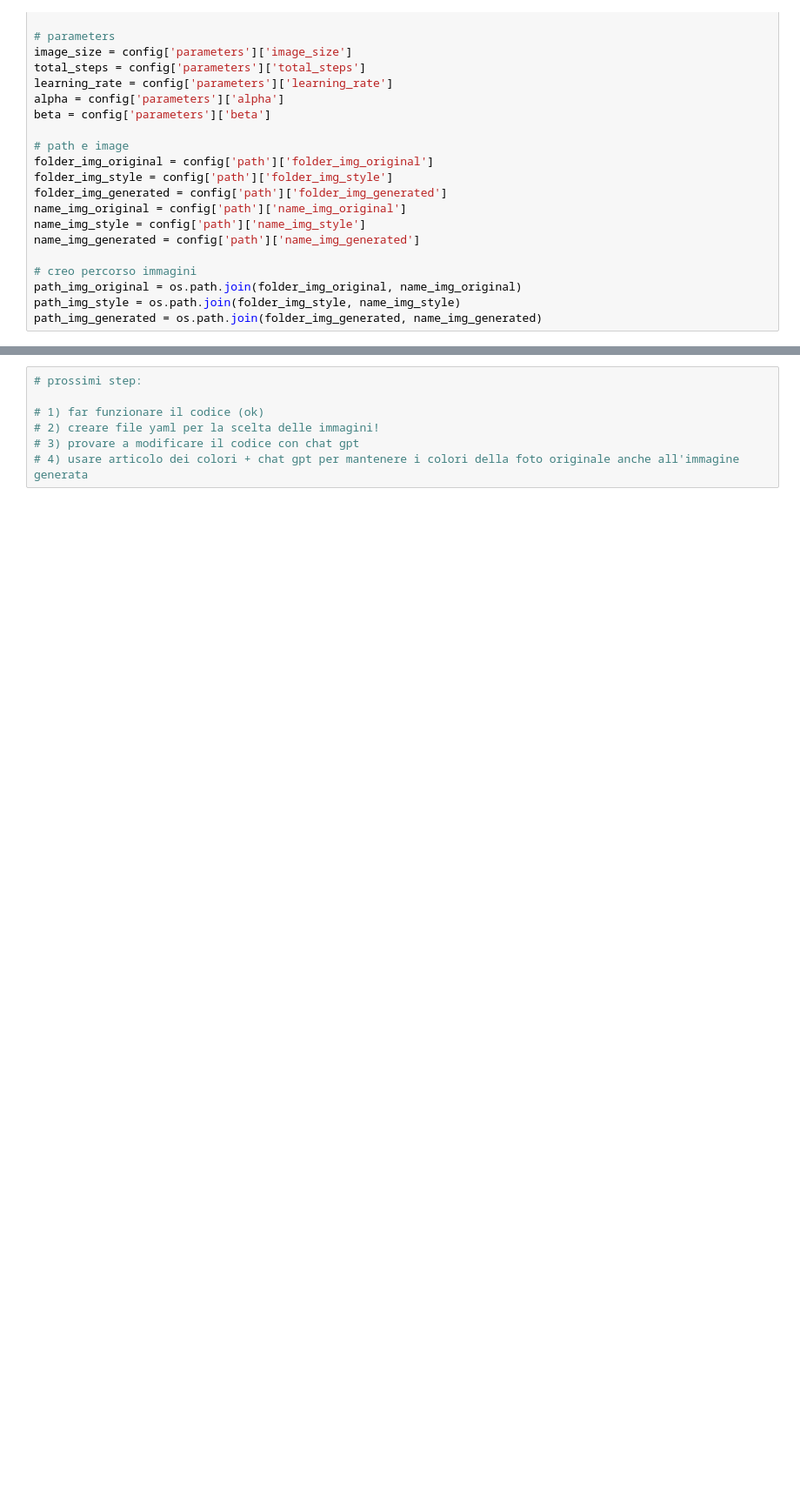
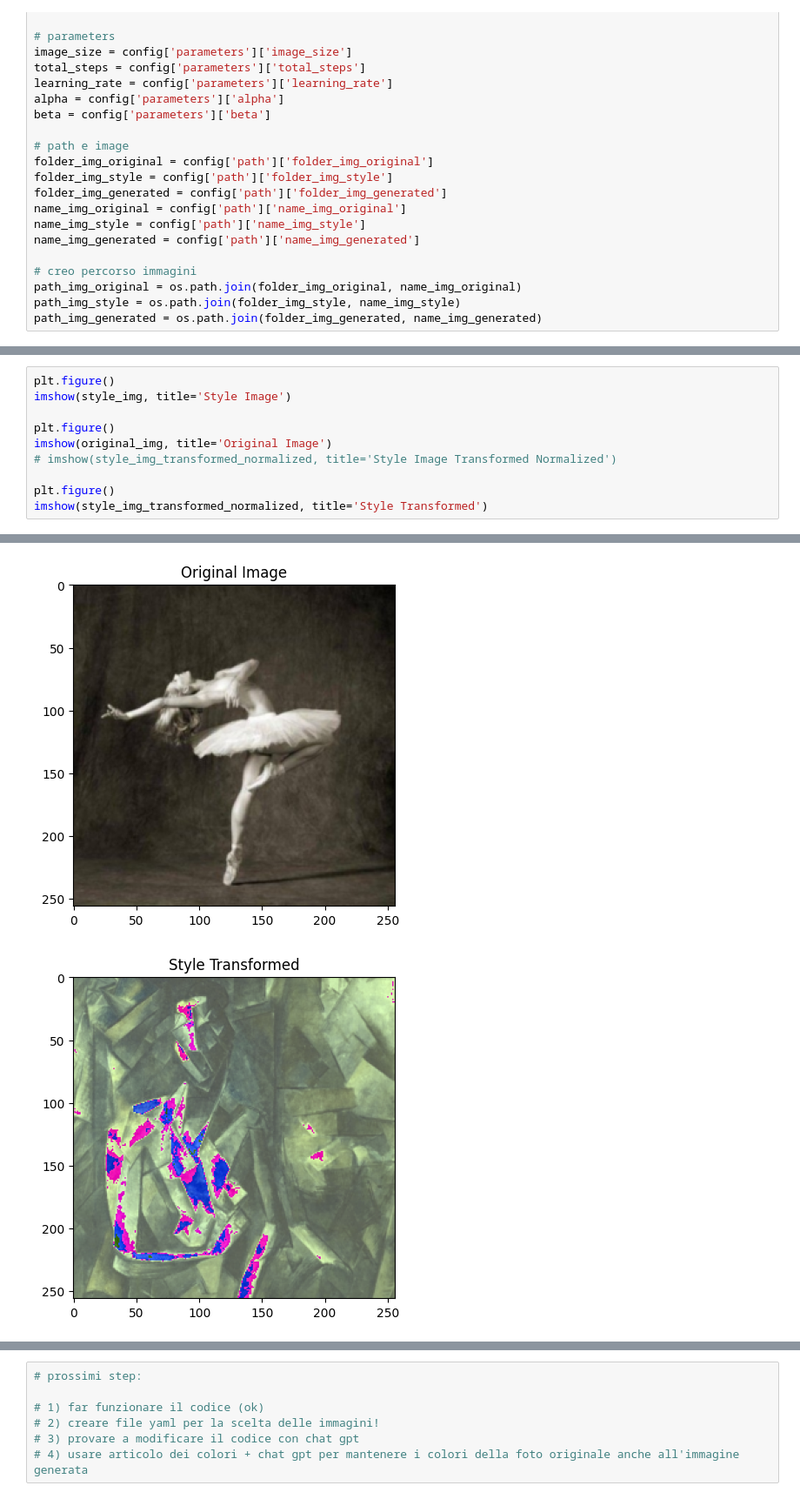
Before and after one commit to alessandro-mannolini/neural-transfer-style, a Jupyter notebook: neural_transfer_style.ipynb, the cells around one changed output, grey strips where cells are left out. Shown at 87% size. Saved outputs shown, nothing was run; the diff lists cells and outputs as text; blank space fills up the shorter version.

```diff
--- a/neural_transfer_style.ipynb
+++ b/neural_transfer_style.ipynb
@@ -173,0 +143,11 @@ imshow(style_img_denormalized, title='Style Image Denormalize')
+# %%
+plt.figure()
+imshow(style_img, title='Style Image')
+
+plt.figure()
+imshow(original_img, title='Original Image')
+# imshow(style_img_transformed_normalized, title='Style Image Transformed Normalized')
+
+plt.figure()
+imshow(style_img_transformed_normalized, title='Style Transformed')
+# %% [output]
@@ -173,0 +155,2 @@ imshow(style_img_denormalized, title='Style Image Denormalize')
+[figure, added]
+[figure, added]
```
Also changed, not shown: parts of 29 cells of this notebook, 3 other files.
